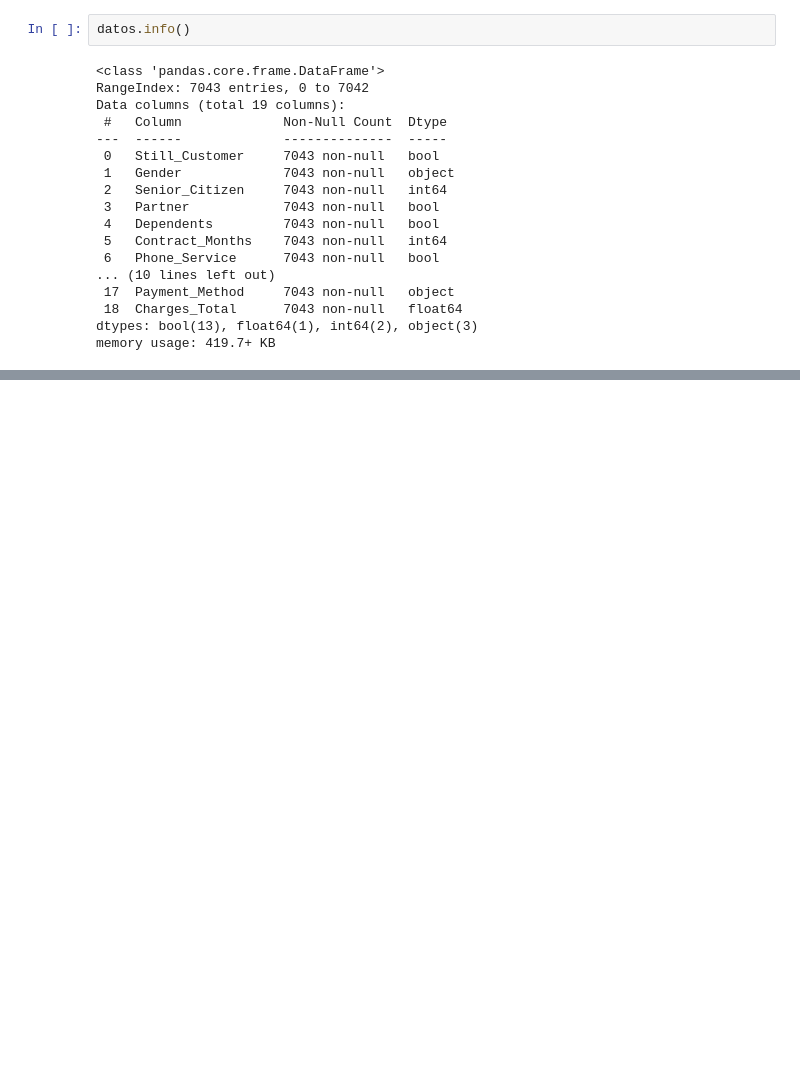
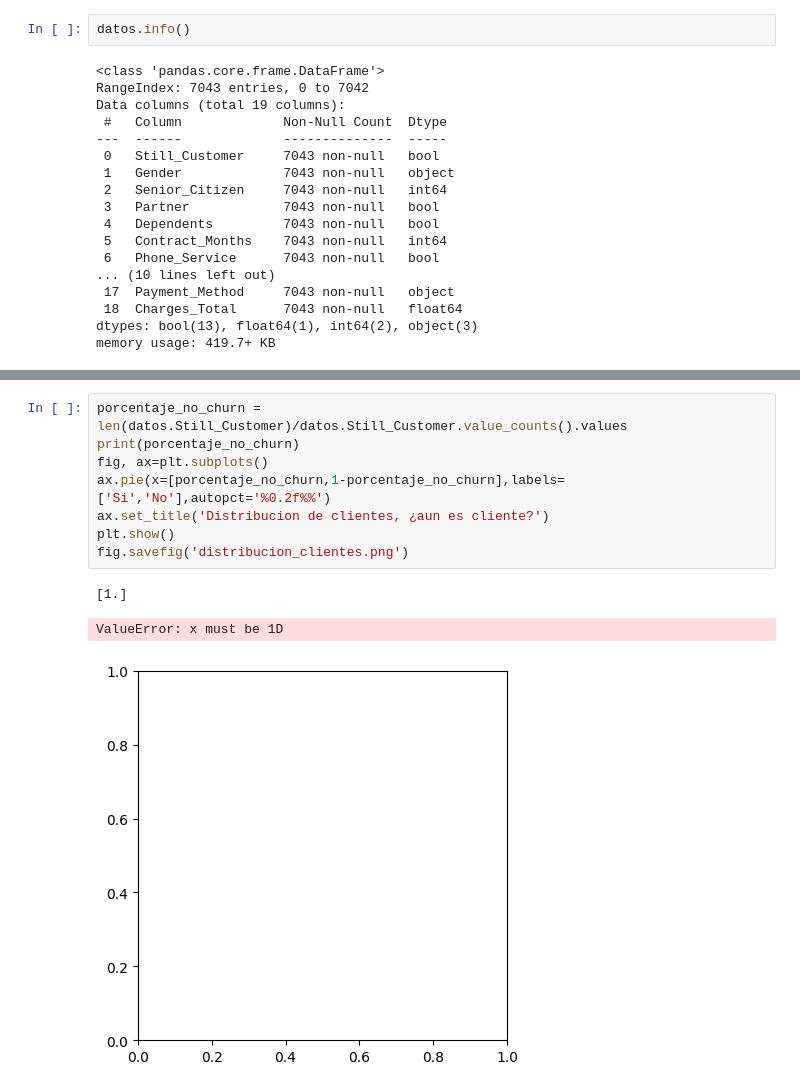
Before and after one commit to marmalux/Telecom-X-Machine-Learning, a Jupyter notebook: Churn_de_clientes_Telecom_X.ipynb, the cells around one changed output, grey strips where cells are left out. Cells and saved outputs as stored; diff of their text form; blank space fills up the shorter version.

```diff
--- a/Churn_de_clientes_Telecom_X.ipynb
+++ b/Churn_de_clientes_Telecom_X.ipynb
@@ -107,0 +138,12 @@ memory usage: 419.7+ KB
+# %%
+porcentaje_no_churn = len(datos.Still_Customer)/datos.Still_Customer.value_counts().values
+print(porcentaje_no_churn)
+fig, ax=plt.subplots()
+ax.pie(x=[porcentaje_no_churn,1-porcentaje_no_churn],labels=['Si','No'],autopct='%0.2f%%')
+ax.set_title('Distribucion de clientes, ¿aun es cliente?')
+plt.show()
+fig.savefig('distribucion_clientes.png')
+# %% [output]
+[1.]
+ValueError: x must be 1D
+[figure, added]
```
Also changed, not shown: parts of 7 cells of this notebook.
